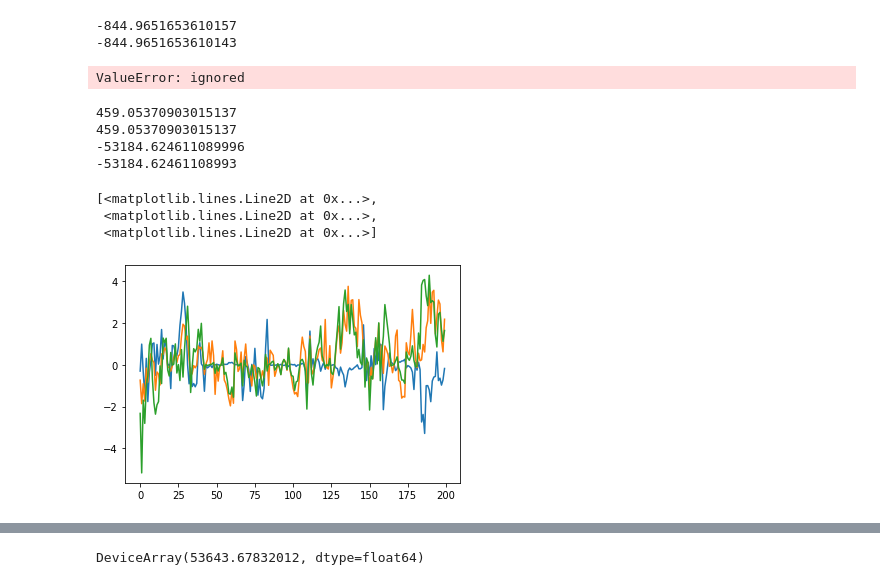
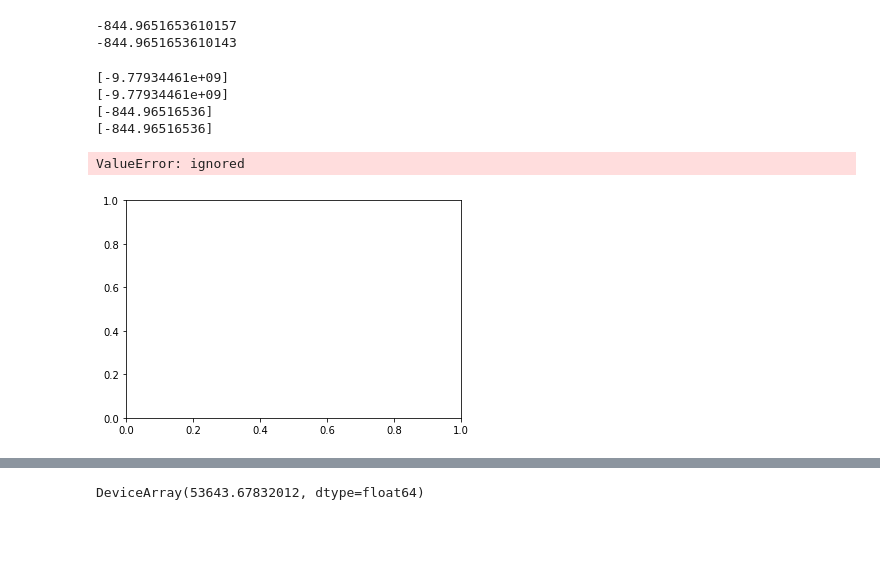
Before and after one commit to matthew9671/MattLab, a Jupyter notebook: Revisiting_SVAE.ipynb, the cells around one changed output, grey strips where cells are left out. Cells and saved outputs as stored; diff of their text form; code cells hidden in the pictures; blank space fills up the shorter version.

```diff
--- a/Revisiting_SVAE.ipynb
+++ b/Revisiting_SVAE.ipynb
@@ -1966,7 +1971,7 @@ class ParallelLieParameterizedLinearGaussianChain(ParallelLinearGaussianChain):
 # Super simple because all the machinary is already taken care of
 class ParallelLDSSVAEPosterior(ParallelLinearGaussianChain):
     def init(self, key):
-        return self.get_constrained_params(super().init(key))
+        return super().get_constrained_params(super().init(key))
 
     def infer(self, prior_params, potential_params):
         p = copy.deepcopy(prior_params)
@@ -1983,6 +1988,10 @@ class ParallelLDSSVAEPosterior(ParallelLinearGaussianChain):
             "Sigma_smoothed": dist.smoothed_covariances
         })
         return p
+
+    def get_constrained_params(self, params):
+        p = copy.deepcopy(params)
+        return p
 # %% [markdown]
 ## Define neural network architectures
 # %%
@@ -4348,28 +4530,24 @@ print(alt_prior.distribution(alt_prior.get_constrained_params(prior_params)).log
 -844.9651653610157
 -844.9651653610143
 # %%
-data = data_dict["train_data"][:10]
+data = data_dict["train_data"][0]
 potential = vmap(model.recognition.apply, in_axes=(None, 0))(rec_params, data)
-# post_params = posterior.infer(constrained_params, potential)
+post_params = posterior.infer(constrained_params, potential)
 # alt_post_params = alt_posterior.infer(alt_prior.get_constrained_params(prior_params), potential)
-# %% [output]
-ValueError: ignored
 # %%
 post_dist = posterior.distribution(post_params)
-post_sample = post_dist.sample(seed=key_0)
+post_sample = posterior.sample(post_params, shape=(1,), key=key_0)
 alt_post_dist = alt_posterior.distribution(alt_post_params)
 alt_post_sample = alt_post_dist.sample(seed=key_0)
 print(alt_post_dist.log_prob(post_sample))
 print(post_dist.log_prob(post_sample))
 print(prior.distribution(prior.get_constrained_params(prior_params)).log_prob(post_sample))
 print(alt_prior.distribution(alt_prior.get_constrained_params(prior_params)).log_prob(post_sample))
 plt.plot(alt_post_sample - post_sample)
 # %% [output]
-459.05370903015137
-459.05370903015137
--53184.624611089996
--53184.62461108993
+[-9.77934461e+09]
+[-9.77934461e+09]
+[-844.96516536]
+[-844.96516536]
-[<matplotlib.lines.Line2D at 0x...>,
- <matplotlib.lines.Line2D at 0x...>,
- <matplotlib.lines.Line2D at 0x...>]
+ValueError: ignored
-[figure, old version]
+[figure, new version]
```
Also changed, not shown: parts of 9 cells of this notebook.
